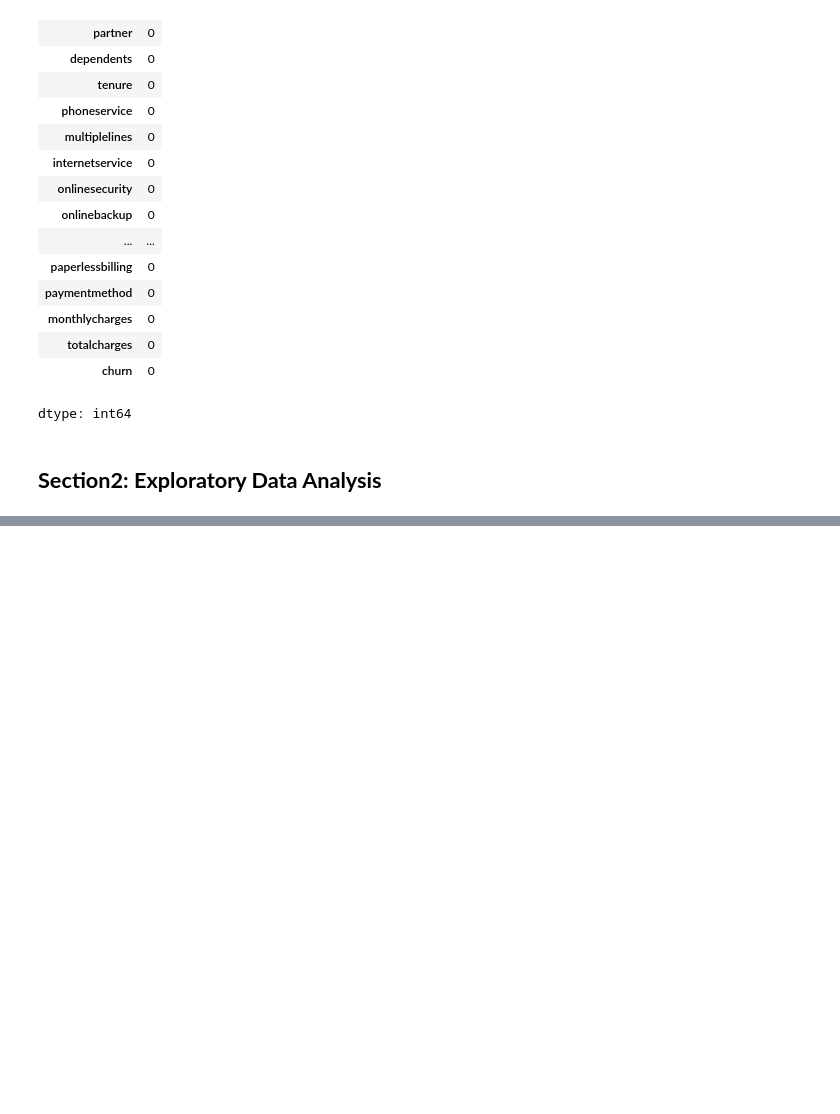
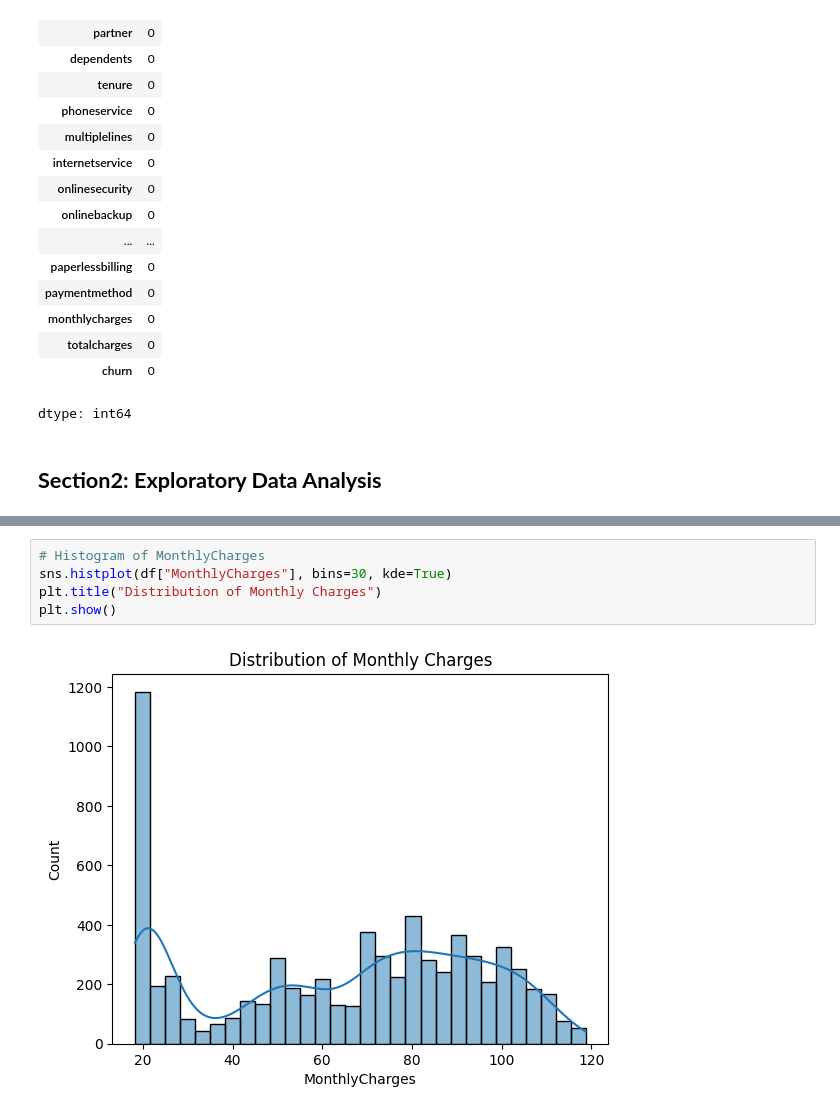
Before and after one commit to faris-alsherif/Customer-Churn-Prediction, a Jupyter notebook: Project_Customer_Churn_Prediction.ipynb, the cells around one changed output, grey strips where cells are left out. Cells and saved outputs as stored; diff of their text form; blank space fills up the shorter version.

```diff
--- a/Project_Customer_Churn_Prediction.ipynb
+++ b/Project_Customer_Churn_Prediction.ipynb
@@ -454,0 +375,7 @@ plot_histogram(df, "totalcharges")
+# %%
+# Histogram of MonthlyCharges
+sns.histplot(df["MonthlyCharges"], bins=30, kde=True)
+plt.title("Distribution of Monthly Charges")
+plt.show()
+# %% [output]
+[figure, added]
```
Also changed, not shown: parts of 25 cells of this notebook.
